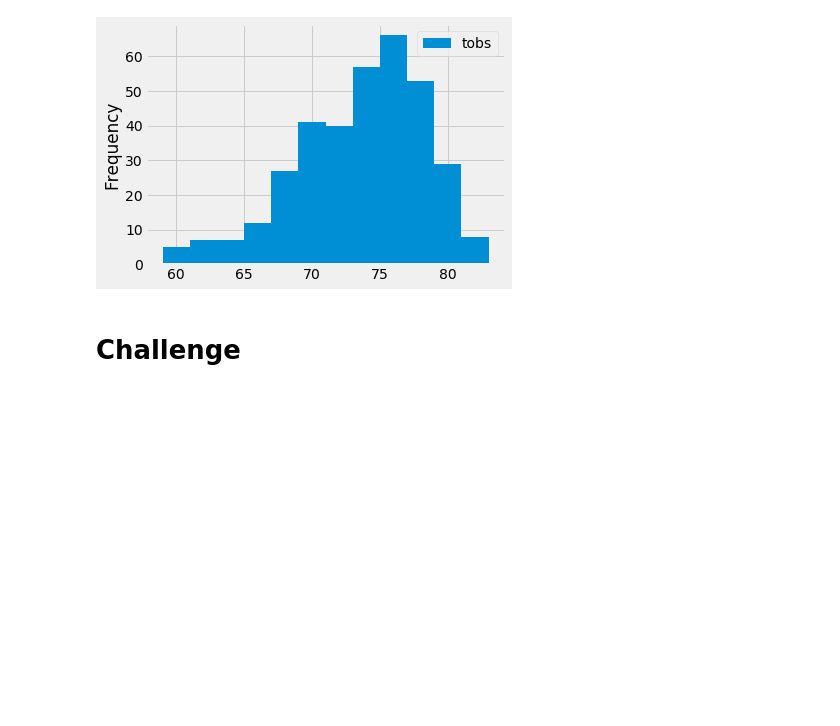
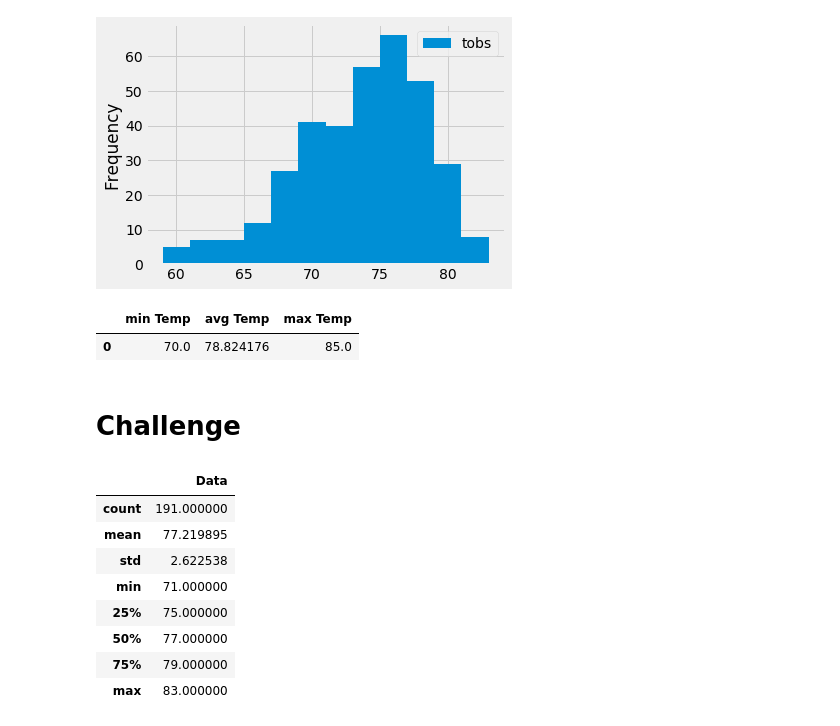
Before and after one commit to wshih88/surfs_up, a Jupyter notebook: climate_analysis.ipynb, the cells around one changed output. Cells and saved outputs as stored; diff of their text form; code cells hidden in the pictures; blank space fills up the shorter version.

```diff
--- a/climate_analysis.ipynb
+++ b/climate_analysis.ipynb
@@ -120,5 +122,34 @@ plt.tight_layout()
 # %%
 # Write a function called `calc_temps` that will accept start date and end date in the format '%Y-%m-%d'
 # and return the minimum, average, and maximum temperatures for that range of dates
+def calc_temps(start, end):
+    sel = [func.min(Measurement.tobs), func.avg(Measurement.tobs), func.max(Measurement.tobs)]
+    results =[]
+    results = session.query(*sel).filter(Measurement.date >= start).filter(Measurement.date <= end).all()
+    df = pd.DataFrame(results, columns=['min Temp','avg Temp','max Temp'])
+    return df
+calc_temps('2017-08-01','2017-08-30')
+# %% [output]
+|  | min Temp | avg Temp | max Temp |
+| 0 | 70.0 | 78.824176 | 85.0 |
 # %% [markdown]
 # Challenge
+# %%
+def calc_temps(start, end):
+    sel = [func.min(Measurement.tobs), func.avg(Measurement.tobs), func.max(Measurement.tobs)]
+    results =[]
+    results = session.query(Measurement.tobs).filter(Measurement.date >= start).filter(Measurement.date <= end).all()
+    df = pd.DataFrame(results, columns=['Data'])
+    return df.describe()
+# %%
+calc_temps('2017-06-01','2017-06-30')
+# %% [output]
+|  | Data |
+| count | 191.000000 |
+| mean | 77.219895 |
+| std | 2.622538 |
+| min | 71.000000 |
+| 25% | 75.000000 |
+| 50% | 77.000000 |
+| 75% | 79.000000 |
+| max | 83.000000 |
```
Also changed, not shown: parts of 3 cells of this notebook.
